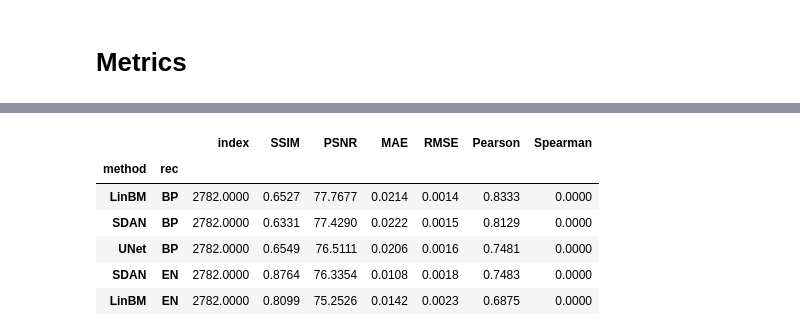
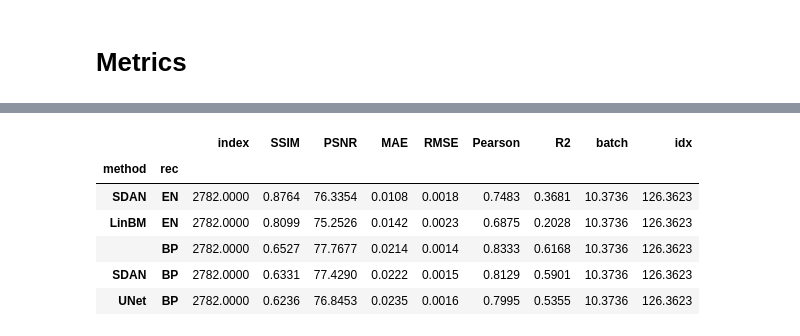
Before and after one commit to klanita/sigoat, a Jupyter notebook: table-olddata.ipynb, the cells around one changed output, grey strips where cells are left out. Cells and saved outputs as stored; diff of their text form; code cells hidden in the pictures.

```diff
--- a/table-olddata.ipynb
+++ b/table-olddata.ipynb
@@ -123,30 +169,4 @@ file_input = f'{folder_rec}/Reconstructions/real_{batch}_multi_signal_with_RC/re
 rec = h5py.File(file_input, 'r')
 rec_bp = rec['BackProjection']
 rec_en = rec['ElasticNet 1e-5']
-# %%
-def scale(im):
-    sorted_int_values = np.sort(np.reshape(im, [-1]))
-    low5, high95 = int(len(sorted_int_values) * 0.025), int(len(sorted_int_values) * 0.975)
-    im_clipped = np.clip(im, a_min=sorted_int_values[low5], a_max=sorted_int_values[high95])
-    im_clipped = im
-    im_clipped /= np.max(im_clipped)
-    im_clipped = np.clip(im_clipped, -0.2, 2)
-    return im_clipped
-# %%
-from skimage.metrics import structural_similarity as ssim
-from skimage.metrics import mean_squared_error
-from scipy.stats import pearsonr, spearmanr
-from sklearn.metrics import r2_score
-import cv2
-
-def get_metrics(gt, pred):
-    metrics = {}
-    metrics['SSIM'] = ssim(pred, gt, data_range=gt.max() - gt.min())
-    metrics['PSNR'] = cv2.PSNR(gt, pred)
-    metrics['MAE'] = np.mean(abs(gt - pred))
-    metrics['RMSE'] = mean_squared_error(gt, pred)
-    metrics['Pearson'] = pearsonr(gt.reshape(-1), pred.reshape(-1))[0]
-    metrics['Spearman'] = 0 #r2_score(gt.reshape(-1), pred.reshape(-1))[0]
-
-    return metrics
 # %%
@@ -202,11 +275,11 @@ def get_images(i, batch, plot=False):
 # %%
-metrics_en_total = {'SSIM': [], 'PSNR': [], 'MAE': [], 'RMSE': [], 'Pearson': [], 'Spearman': []}
-metrics_bp_total = {'SSIM': [], 'PSNR': [], 'MAE': [], 'RMSE': [], 'Pearson': [], 'Spearman': []}
-metrics_lin_bp_total = {'SSIM': [], 'PSNR': [], 'MAE': [], 'RMSE': [], 'Pearson': [], 'Spearman': []}
-metrics_lin_en_total = {'SSIM': [], 'PSNR': [], 'MAE': [], 'RMSE': [], 'Pearson': [], 'Spearman': []}
-metrics_unet_total = {'SSIM': [], 'PSNR': [], 'MAE': [], 'RMSE': [], 'Pearson': [], 'Spearman': []}
+metrics_en_total = {'SSIM': [], 'PSNR': [], 'MAE': [], 'RMSE': [], 'Pearson': [], 'R2': [], 'batch': [], 'idx': []}
+metrics_bp_total = {'SSIM': [], 'PSNR': [], 'MAE': [], 'RMSE': [], 'Pearson': [], 'R2': [], 'batch': [], 'idx': []}
+metrics_lin_bp_total = {'SSIM': [], 'PSNR': [], 'MAE': [], 'RMSE': [], 'Pearson': [], 'R2': [], 'batch': [], 'idx': []}
+metrics_lin_en_total = {'SSIM': [], 'PSNR': [], 'MAE': [], 'RMSE': [], 'Pearson': [], 'R2': [], 'batch': [], 'idx': []}
+metrics_unet_total = {'SSIM': [], 'PSNR': [], 'MAE': [], 'RMSE': [], 'Pearson': [], 'R2': [], 'batch': [], 'idx': []}
 
-n_batches = 4 #22
+n_batches = 22
 for batch in range(n_batches):
 # batch = np.random.choice(n_batches)
     file_input = f'{folder_rec}/Reconstructions/real_{batch}_multi_signal_with_RC/real_{batch}_multi_signal_with_RC.h5'
@@ -226,6 +299,6 @@ for batch in range(n_batches):
             metrics_unet_total[k].append(metrics_unet[k])
         pbar.set_description(f"[{batch}]: SSIM_en={np.mean(metrics_en_total['SSIM']):.2f}, \
             SSIM_bm_en={np.mean(metrics_lin_en_total['SSIM']):.2f}, \
-                SSIM_bp={np.mean(metrics_lin_bp_total['SSIM']):.2f}, \
+                SSIM_bp={np.mean(metrics_bp_total['SSIM']):.2f}, \
                     SSIM_unet={np.mean(metrics_unet_total['SSIM']):.2f}, \
                         SSIM_bm_bp={np.mean(metrics_lin_bp_total['SSIM']):.2f}")
@@ -317,10 +423,10 @@ for i,m in enumerate(methods):
 # %%
-df.groupby(['method', 'rec']).mean().sort_values('PSNR', ascending=False).style.format('{:.4f}')
+df.groupby(['method', 'rec']).mean().sort_values('SSIM', ascending=False).style.format('{:.4f}')
 # %% [output]
-|  |  | index | SSIM | PSNR | MAE | RMSE | Pearson | Spearman |
-| method | rec |  |  |  |  |  |  |  |
-| LinBM | BP | 2782.0000 | 0.6527 | 77.7677 | 0.0214 | 0.0014 | 0.8333 | 0.0000 |
-| SDAN | BP | 2782.0000 | 0.6331 | 77.4290 | 0.0222 | 0.0015 | 0.8129 | 0.0000 |
-| UNet | BP | 2782.0000 | 0.6549 | 76.5111 | 0.0206 | 0.0016 | 0.7481 | 0.0000 |
-| SDAN | EN | 2782.0000 | 0.8764 | 76.3354 | 0.0108 | 0.0018 | 0.7483 | 0.0000 |
-| LinBM | EN | 2782.0000 | 0.8099 | 75.2526 | 0.0142 | 0.0023 | 0.6875 | 0.0000 |
+|  |  | index | SSIM | PSNR | MAE | RMSE | Pearson | R2 | batch | idx |
+| method | rec |  |  |  |  |  |  |  |  |  |
+| SDAN | EN | 2782.0000 | 0.8764 | 76.3354 | 0.0108 | 0.0018 | 0.7483 | 0.3681 | 10.3736 | 126.3623 |
+| LinBM | EN | 2782.0000 | 0.8099 | 75.2526 | 0.0142 | 0.0023 | 0.6875 | 0.2028 | 10.3736 | 126.3623 |
+|  | BP | 2782.0000 | 0.6527 | 77.7677 | 0.0214 | 0.0014 | 0.8333 | 0.6168 | 10.3736 | 126.3623 |
+| SDAN | BP | 2782.0000 | 0.6331 | 77.4290 | 0.0222 | 0.0015 | 0.8129 | 0.5901 | 10.3736 | 126.3623 |
+| UNet | BP | 2782.0000 | 0.6236 | 76.8453 | 0.0235 | 0.0016 | 0.7995 | 0.5355 | 10.3736 | 126.3623 |
```
Also changed, not shown: parts of 28 cells of this notebook, 14 other files.
